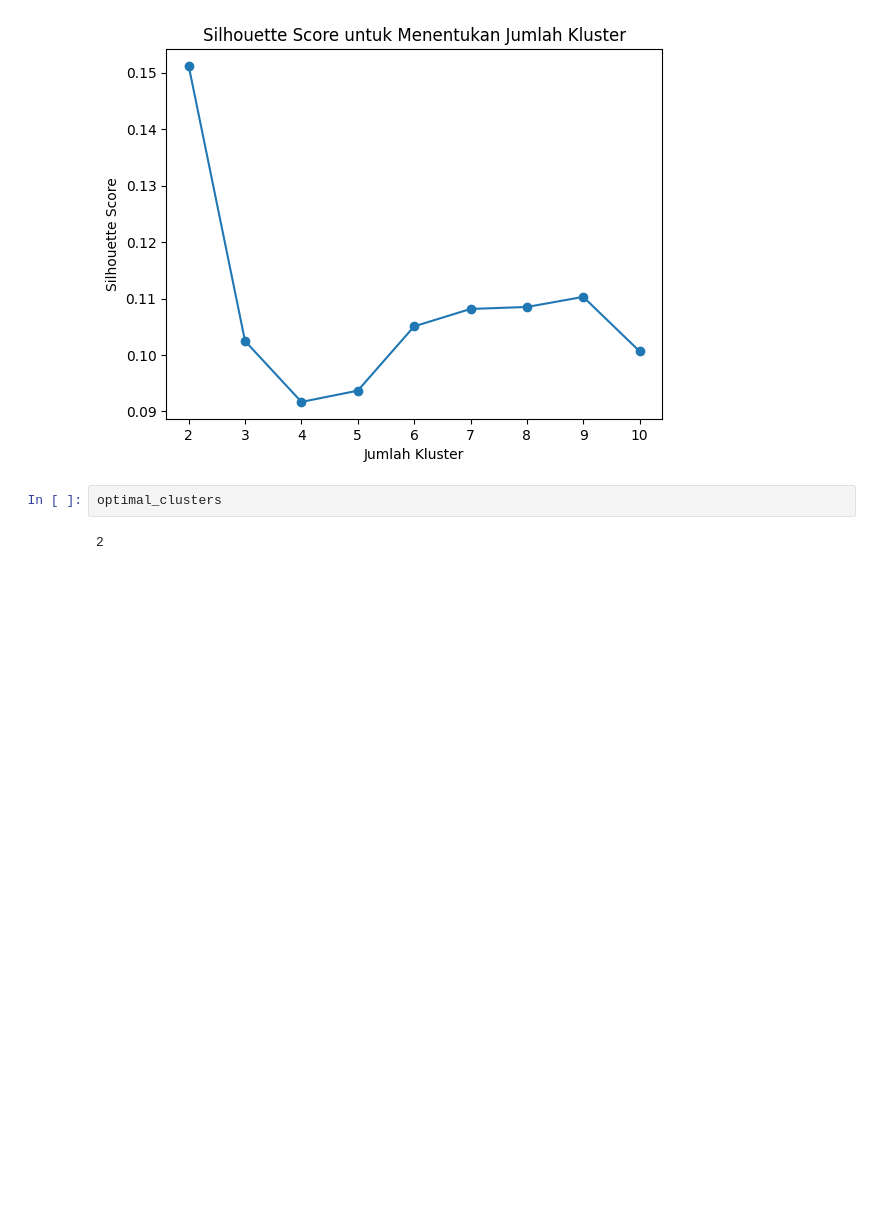
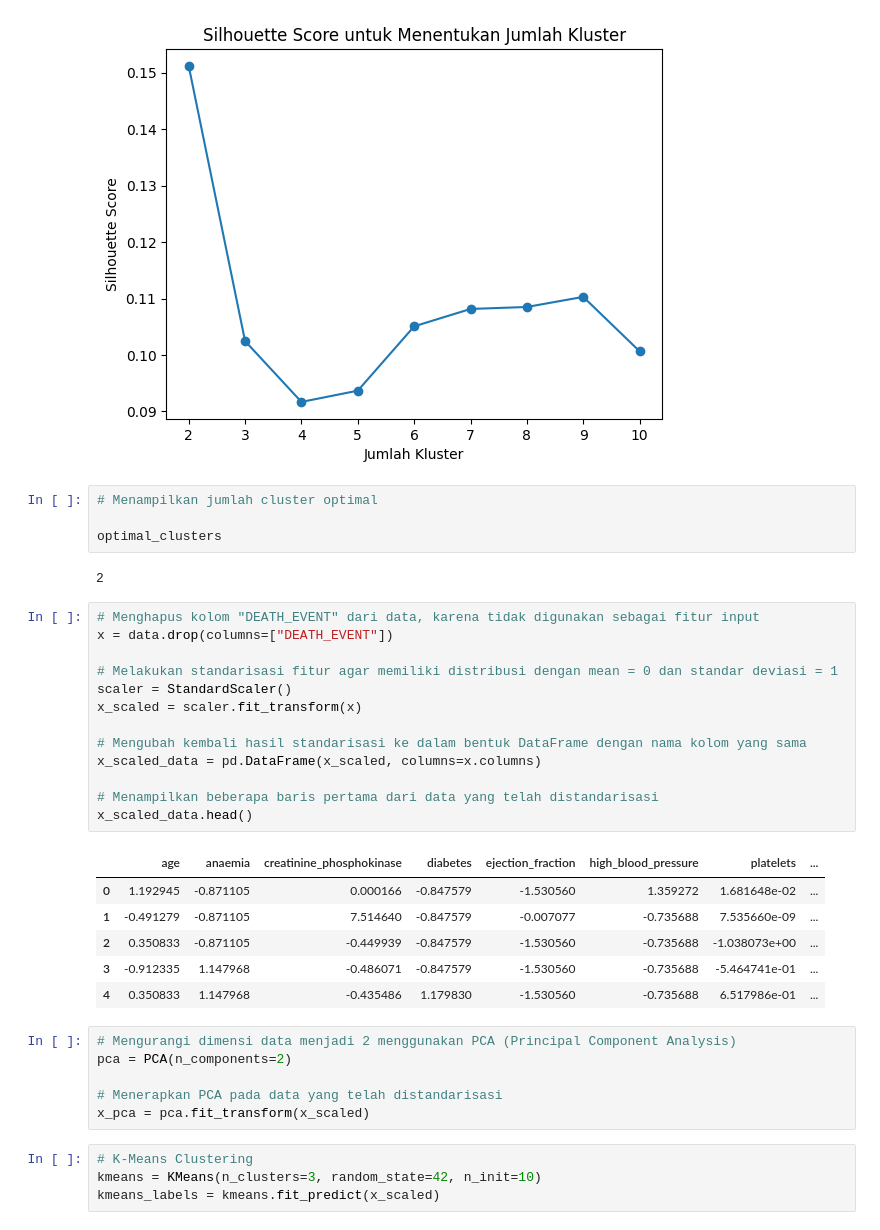
Before and after one commit to Khrisnayana/MachineLearning, a Jupyter notebook: ClusteringUCI.ipynb, the cells around one changed output. Saved outputs shown, nothing was run; the diff lists cells and outputs as text; blank space fills up the shorter version.

```diff
--- a/ClusteringUCI.ipynb
+++ b/ClusteringUCI.ipynb
@@ -64,7 +79,39 @@ plt.title('Silhouette Score untuk Menentukan Jumlah Kluster')
 plt.show()
 # %% [output]
 [figure]
-# %%
-optimal_clusters
-# %% [output]
-2
+# %%
+# Menampilkan jumlah cluster optimal
+
+optimal_clusters
+# %% [output]
+2
+# %%
+# Menghapus kolom "DEATH_EVENT" dari data, karena tidak digunakan sebagai fitur input
+x = data.drop(columns=["DEATH_EVENT"])
+
+# Melakukan standarisasi fitur agar memiliki distribusi dengan mean = 0 dan standar deviasi = 1
+scaler = StandardScaler()
+x_scaled = scaler.fit_transform(x)
+
+# Mengubah kembali hasil standarisasi ke dalam bentuk DataFrame dengan nama kolom yang sama
+x_scaled_data = pd.DataFrame(x_scaled, columns=x.columns)
+
+# Menampilkan beberapa baris pertama dari data yang telah distandarisasi
+x_scaled_data.head()
+# %% [output]
+|  | age | anaemia | creatinine_phosphokinase | diabetes | ejection_fraction | high_blood_pressure | platelets | ... |
+| 0 | 1.192945 | -0.871105 | 0.000166 | -0.847579 | -1.530560 | 1.359272 | 1.681648e-02 | ... |
+| 1 | -0.491279 | -0.871105 | 7.514640 | -0.847579 | -0.007077 | -0.735688 | 7.535660e-09 | ... |
+| 2 | 0.350833 | -0.871105 | -0.449939 | -0.847579 | -1.530560 | -0.735688 | -1.038073e+00 | ... |
+| 3 | -0.912335 | 1.147968 | -0.486071 | -0.847579 | -1.530560 | -0.735688 | -5.464741e-01 | ... |
+| 4 | 0.350833 | 1.147968 | -0.435486 | 1.179830 | -1.530560 | -0.735688 | 6.517986e-01 | ... |
+# %%
+# Mengurangi dimensi data menjadi 2 menggunakan PCA (Principal Component Analysis)
+pca = PCA(n_components=2)
+
+# Menerapkan PCA pada data yang telah distandarisasi
+x_pca = pca.fit_transform(x_scaled)
+# %%
+# K-Means Clustering
+kmeans = KMeans(n_clusters=3, random_state=42, n_init=10)
+kmeans_labels = kmeans.fit_predict(x_scaled)
```
Also changed, not shown: parts of 11 cells of this notebook.
